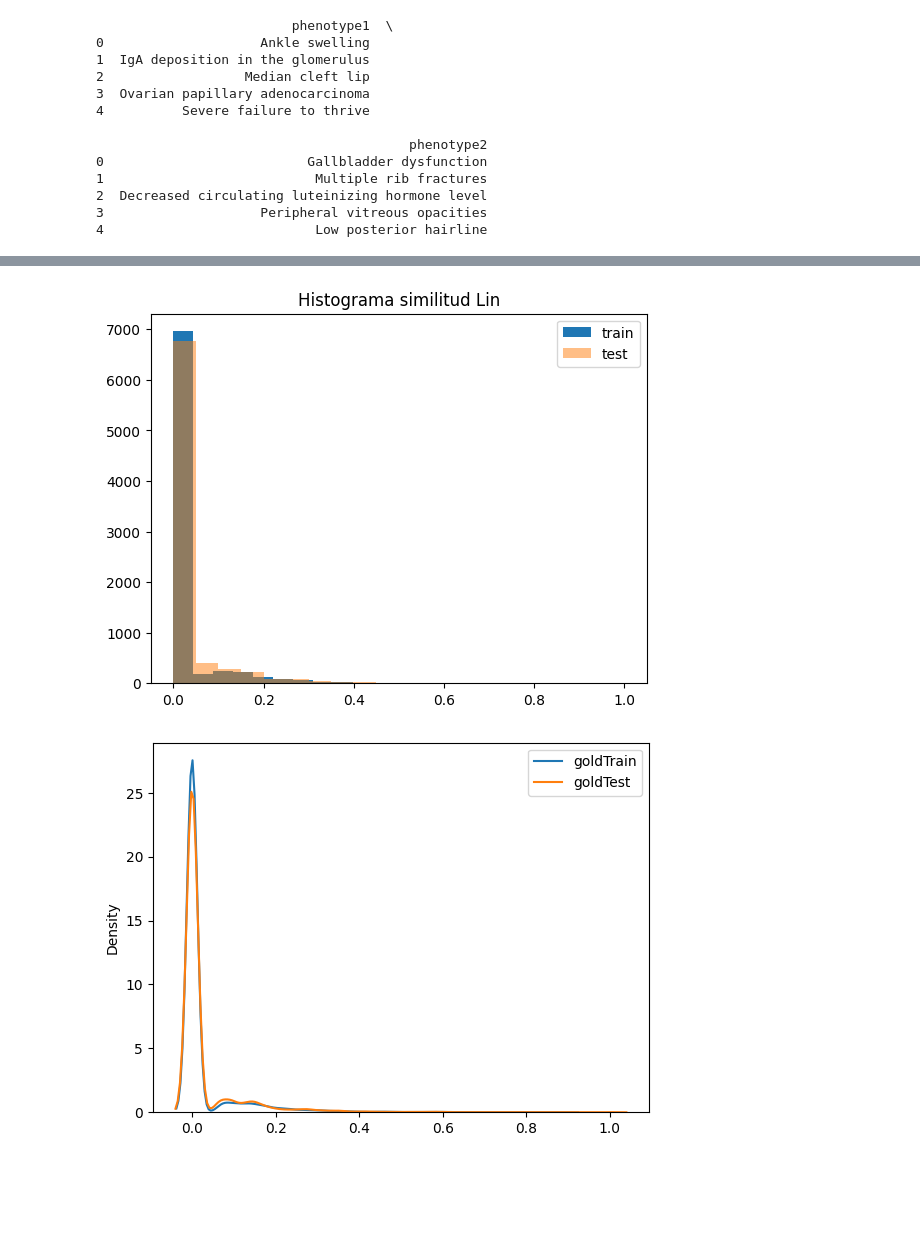
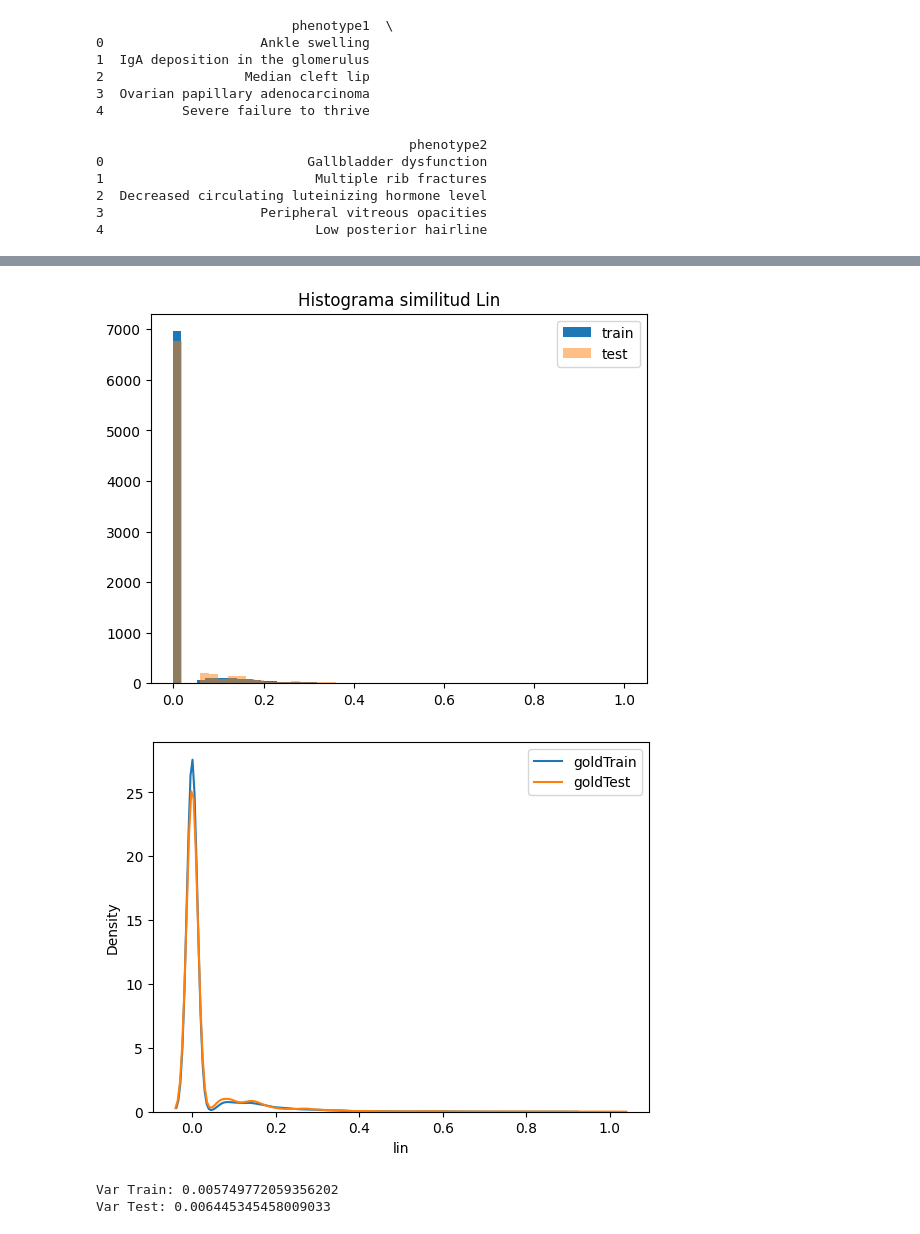
Before and after one commit to DgoMndez/DL-patogen-colab-DIIC, a Jupyter notebook: src/preprocessing/abstracts-sda.ipynb, the cells around one changed output, grey strips where cells are left out. Drawn from its saved outputs; the diff is of its cells as text; code cells hidden in the pictures; blank space fills up the shorter version.

```diff
--- a/src/preprocessing/abstracts-sda.ipynb
+++ b/src/preprocessing/abstracts-sda.ipynb
@@ -493,6 +498,12 @@ for i in range(size):
 dfTest = pd.DataFrame({'phenotype1': lTest1, 'phenotype2': lTest2, 'lin': goldTest})
 dfTest.to_csv(PATH_EVALUATION + '/test_pairs-' + s + '.csv', sep='\t', index=False)
 # %%
+SAVED=True
+s='21-05'
+if SAVED:
+    dfTrain = pd.read_csv(PATH_EVALUATION + '/train_pairs-' + s + '.csv', sep='\t', low_memory=False, na_values=['', nan])
+    dfTest = pd.read_csv(PATH_EVALUATION + '/test_pairs-' + s + '.csv', sep='\t', low_memory=False, na_values=['', nan])
+
 # Dibujar la distribución de gold train
 
 print("Lin train distribution:")
@@ -502,42 +513,47 @@ print(dfTrain['lin'].describe())
 print("Lin test distribution:")
 print(dfTest['lin'].describe())
 
-plt.hist(goldTrain, bins=20, label='train')
-plt.hist(goldTest, bins=20, label='test', alpha=0.5)
+plt.hist(dfTrain['lin'], bins=50, label='train')
+plt.hist(dfTest['lin'], bins=50, label='test', alpha=0.5)
 plt.legend()
 plt.title('Histograma similitud Lin')
 plt.show()
 
 import seaborn as sns
 
-sns.kdeplot(goldTrain, label='goldTrain')
-sns.kdeplot(goldTest, label='goldTest')
+sns.kdeplot(dfTrain['lin'], label='goldTrain')
+sns.kdeplot(dfTest['lin'], label='goldTest')
 
 # Añadir leyenda
 plt.legend()
 
 # Mostrar el gráfico
 plt.show()
+
+print("Var Train:", np.var(dfTrain['lin']))
+print("Var Test:", np.var(dfTest['lin']))
 # %% [output]
 Lin train distribution:
 count    8000.000000
 mean        0.023939
 std         0.075832
 min         0.000000
 25%         0.000045
 50%         0.000050
 75%         0.000064
 max         0.886708
 Name: lin, dtype: float64
 Lin test distribution:
 count    8000.000000
 mean        0.027104
 std         0.080288
 min         0.000000
 25%         0.000043
 50%         0.000048
 75%         0.000087
 max         1.000000
 Name: lin, dtype: float64
-[figure, old version]
+[figure, new version]
-[figure, old version]
+[figure, new version]
+Var Train: 0.005749772059356202
+Var Test: 0.006445345458009033
```
Also changed, not shown: parts of 1 cell of this notebook, 6 other files.
